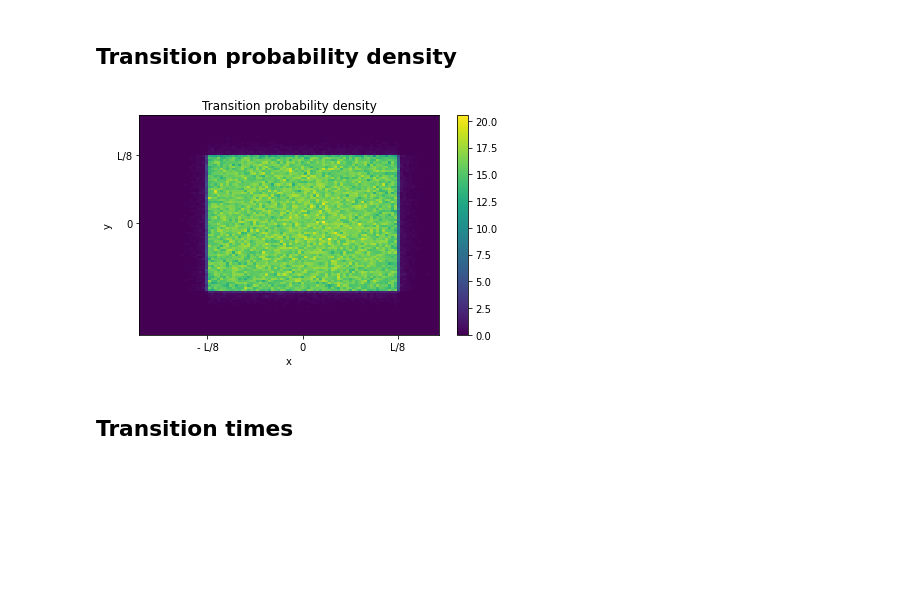
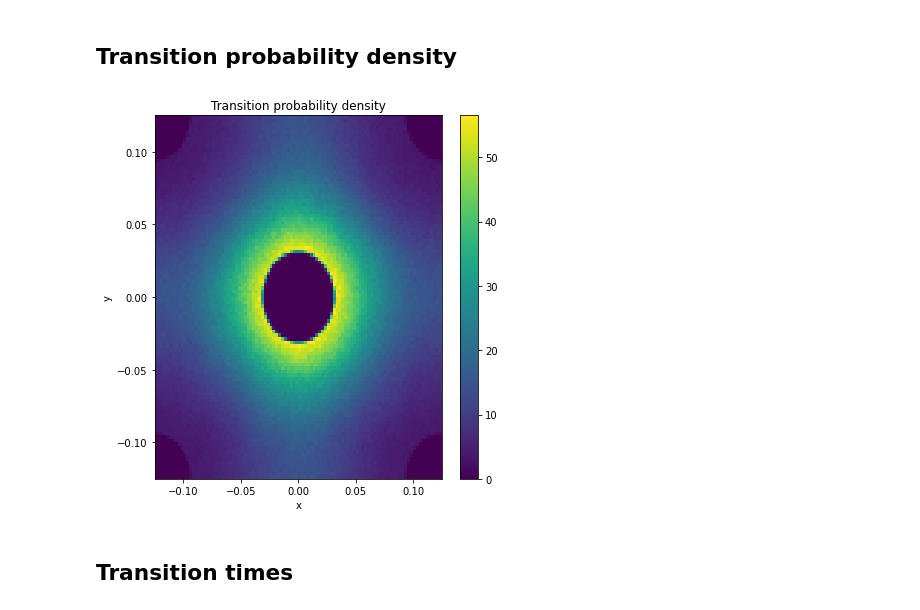
Before and after one commit to abassi98/Active-Brownian-Particles, a Jupyter notebook: src/main.ipynb, the cells around one changed output. Cells and saved outputs as stored; diff of their text form; code cells hidden in the pictures; blank space fills up the shorter version.

```diff
--- a/src/main.ipynb
+++ b/src/main.ipynb
@@ -63,3 +56,25 @@ thetas = particle.thetas
+# %%
+# Convert data in numpy array (exclude last positions and angles)
+x_dyn= np.array(particle.position_x)[:-1]
+y_dyn = np.array(particle.position_y)[:-1]
+theta = np.array(particle.theta)[:-1]
+bool_reactant = np.array(particle.bool_reactant)
+bool_target = np.array(particle.bool_target)
+
+# Compute useful masks
+outside = np.logical_and(np.logical_not(bool_reactant), np.logical_not(bool_target))[:-1]
+exit_reactant = np.logical_and(bool_reactant[:-1], np.logical_not(bool_reactant[1:]))
+entering_reactant = np.logical_and(bool_reactant[1:], np.logical_not(bool_reactant[:-1]))
+exit_target = np.logical_and(bool_target[:-1], np.logical_not(bool_target[1:]))
+entering_target = np.logical_and(bool_target[1:], np.logical_not(bool_target[:-1]))
+
+
+
+
+reactive = np.logical_or(exit_reactant, entering_target)
+
+x_dyn = x_dyn[outside]
+y_dyn = y_dyn[outside]
 # %% [markdown]
 ## Potential plot
 # %%
@@ -100,27 +115,27 @@ plt.savefig("potential.png")
 # %%
 ### Plotting
 # Contourf and dynamics
-
+plt.figure(figsize=(6,6))
 h = plt.hist2d(x_dyn, y_dyn, bins = 100 ,density = True)
 plt.colorbar()
 #plt.plot(x_start, y_start, c = "blue", marker = "o", ms = 10, ls  = "",label = "Start" )
 #plt.plot(x_end, y_end, c = "red", marker = "o", ms = 10, ls  = "",label = "End" )
 
 # Rendering
 plt.title("Transition probability density")
 plt.xlabel("x")
 plt.ylabel("y")
-x_ticks = [-L/8, 0, L/8 ]
-x_labels = ["- L/8","0", "L/8" ]
-y_ticks = [0, L/8]
-y_labels = ["0", "L/8"]
-plt.xticks(x_ticks, x_labels)
-plt.yticks(y_ticks, y_labels)
+#x_ticks = [-L/8, 0, L/8 ]
+#x_labels = ["- L/8","0", "L/8" ]
+#y_ticks = [0, L/8]
+#y_labels = ["0", "L/8"]
+#plt.xticks(x_ticks, x_labels)
+#plt.yticks(y_ticks, y_labels)
 #plt.legend()
 plt.tight_layout()
 plt.savefig("prob_density.png")
 # %% [output]
-[figure, old version]
+[figure, new version]
 # %% [markdown]
 ## Transition times
 # %%
```
Also changed, not shown: parts of 5 cells of this notebook, 3 other files.
